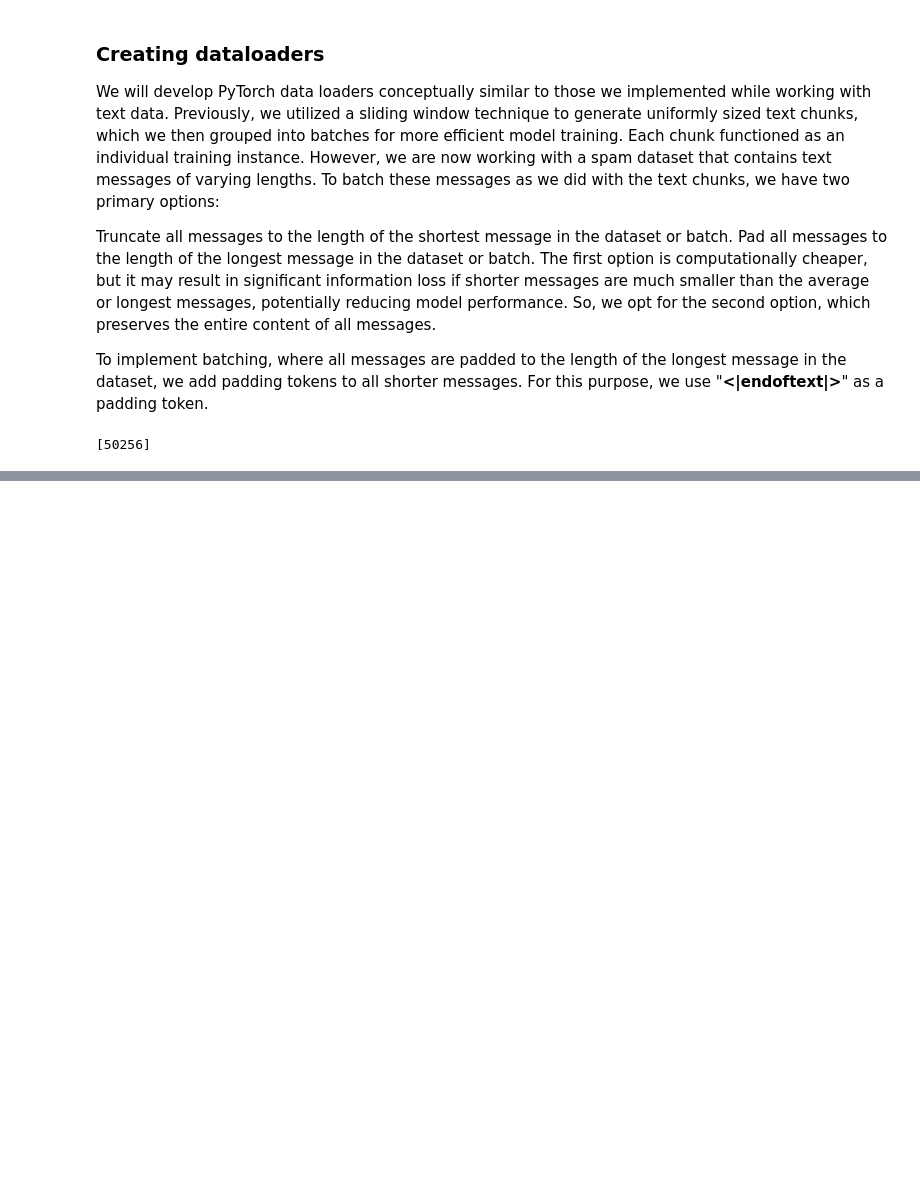
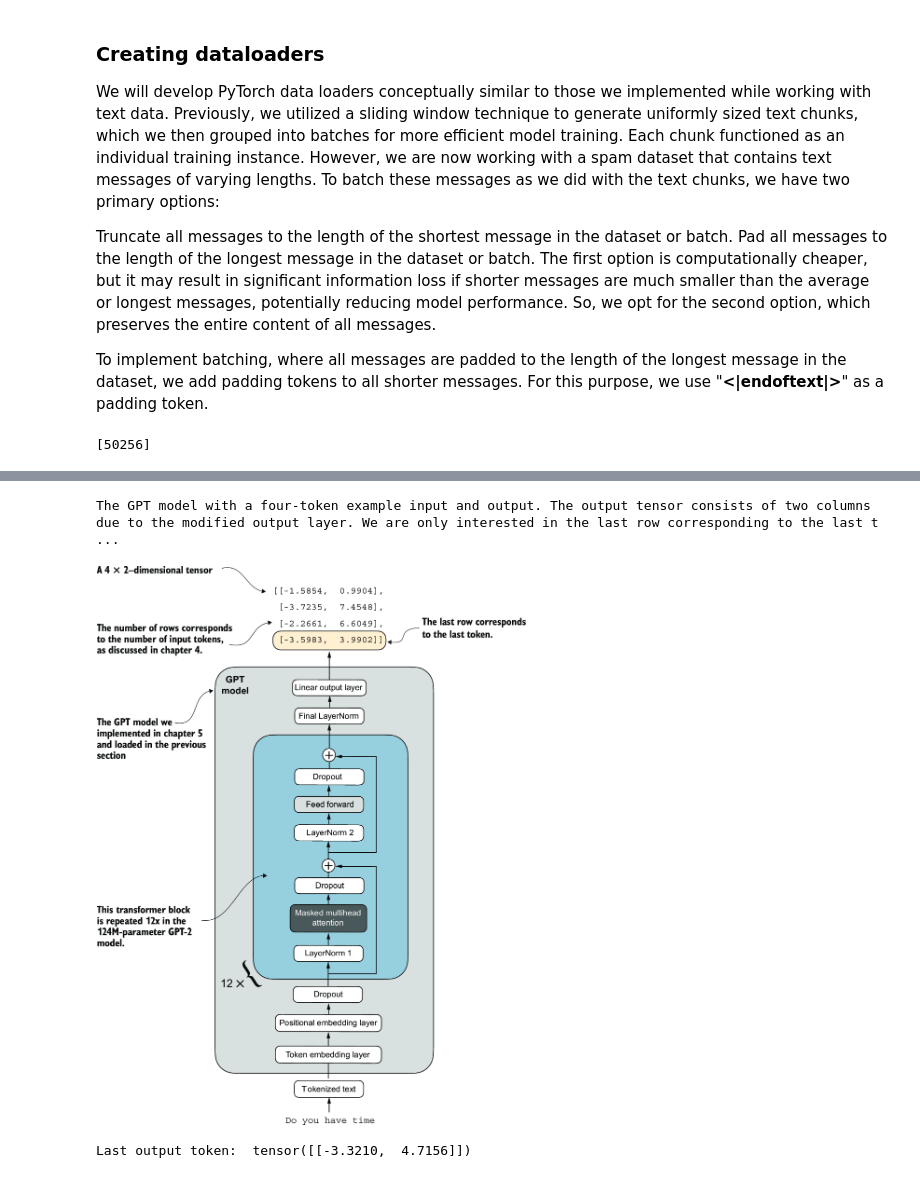
Before and after one commit to hulkiciray/llm_from_scratch, a Jupyter notebook: ch6/ch6_01.ipynb, the cells around one changed output, grey strips where cells are left out. Drawn from its saved outputs; the diff is of its cells as text; code cells hidden in the pictures; blank space fills up the shorter version.

```diff
--- a/ch6/ch6_01.ipynb
+++ b/ch6/ch6_01.ipynb
@@ -135,0 +425,12 @@ class SpamDataset(Dataset):
+# %%
+print(colored("The GPT model with a four-token example input and output. The output tensor consists of two columns due to the modified output layer. We are only interested in the last row corresponding to the last token when fine-tuning the model for spam classification.",
+              "light_yellow",
+              attrs=["bold"]))
+Image("images/example-output.png", width=640*2, height=480*1.6)
+# %% [output]
+The GPT model with a four-token example input and output. The output tensor consists of two columns due to the modified output layer. We are only interested in the last row corresponding to the last t ...
+[figure, added]
+# %%
+print("Last output token: ", outputs[:, -1, :])
+# %% [output]
+Last output token:  tensor([[-3.3210,  4.7156]])
```
Also changed, not shown: parts of 70 cells of this notebook, 16 other files.
